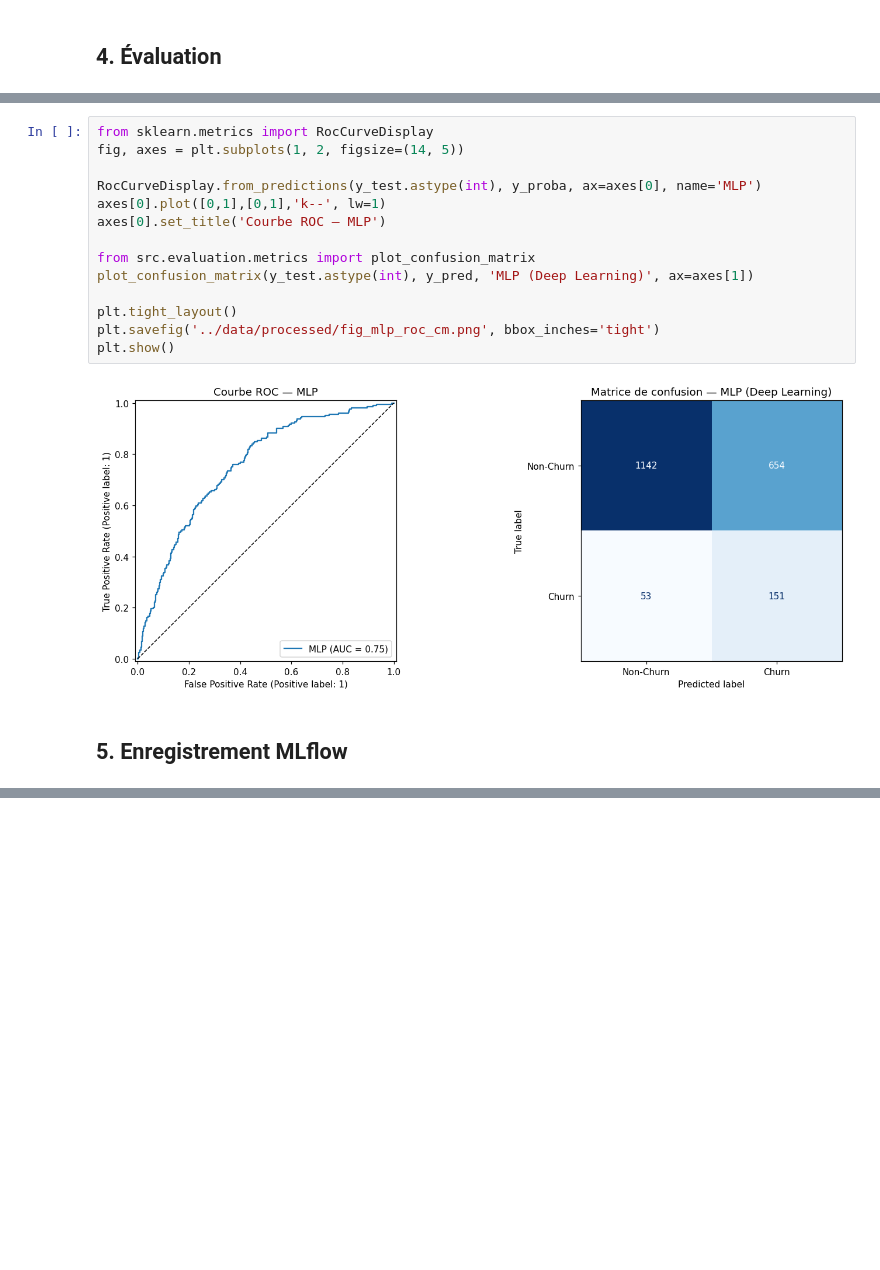
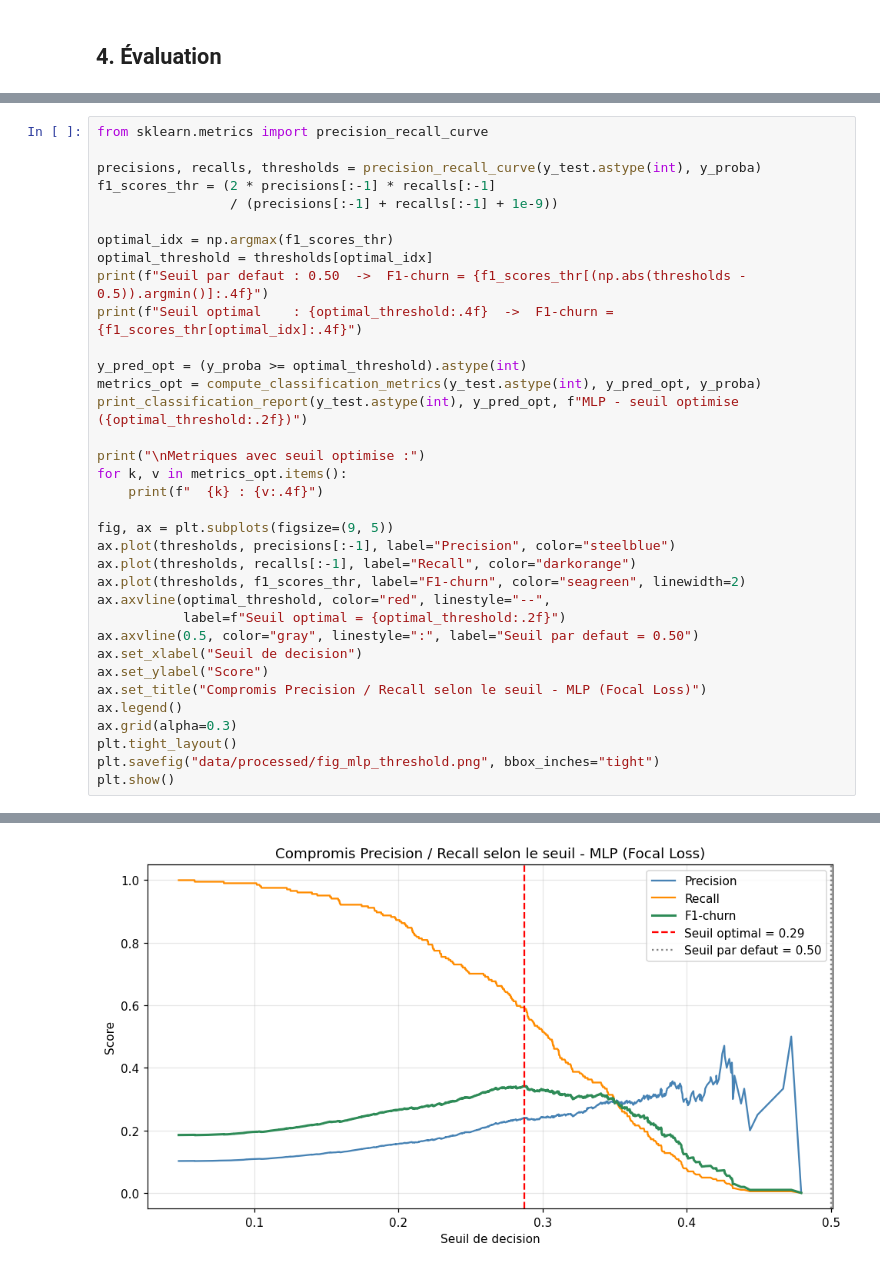
Before and after one commit to S13v3n-2/Projet_Data_Science, a Jupyter notebook: notebooks/06_mlp_classification.ipynb, the cells around one changed output, grey strips where cells are left out. Drawn from its saved outputs; the diff is of its cells as text; blank space fills up the shorter version.

Commit message:
correction des modeles de regression et classification

```diff
--- a/notebooks/06_mlp_classification.ipynb
+++ b/notebooks/06_mlp_classification.ipynb
@@ -251,18 +260,36 @@ Métriques :
-# %%
-from sklearn.metrics import RocCurveDisplay
-fig, axes = plt.subplots(1, 2, figsize=(14, 5))
-
-RocCurveDisplay.from_predictions(y_test.astype(int), y_proba, ax=axes[0], name='MLP')
-axes[0].plot([0,1],[0,1],'k--', lw=1)
-axes[0].set_title('Courbe ROC — MLP')
-
-from src.evaluation.metrics import plot_confusion_matrix
-plot_confusion_matrix(y_test.astype(int), y_pred, 'MLP (Deep Learning)', ax=axes[1])
-
-plt.tight_layout()
-plt.savefig('../data/processed/fig_mlp_roc_cm.png', bbox_inches='tight')
-plt.show()
-# %% [output]
-[figure, removed]
-# %% [markdown]
-## 5. Enregistrement MLflow
+# %%
+from sklearn.metrics import precision_recall_curve
+
+precisions, recalls, thresholds = precision_recall_curve(y_test.astype(int), y_proba)
+f1_scores_thr = (2 * precisions[:-1] * recalls[:-1]
+                 / (precisions[:-1] + recalls[:-1] + 1e-9))
+
+optimal_idx = np.argmax(f1_scores_thr)
+optimal_threshold = thresholds[optimal_idx]
+print(f"Seuil par defaut : 0.50  ->  F1-churn = {f1_scores_thr[(np.abs(thresholds - 0.5)).argmin()]:.4f}")
+print(f"Seuil optimal    : {optimal_threshold:.4f}  ->  F1-churn = {f1_scores_thr[optimal_idx]:.4f}")
+
+y_pred_opt = (y_proba >= optimal_threshold).astype(int)
+metrics_opt = compute_classification_metrics(y_test.astype(int), y_pred_opt, y_proba)
+print_classification_report(y_test.astype(int), y_pred_opt, f"MLP - seuil optimise ({optimal_threshold:.2f})")
+
+print("\nMetriques avec seuil optimise :")
+for k, v in metrics_opt.items():
+    print(f"  {k} : {v:.4f}")
+
+fig, ax = plt.subplots(figsize=(9, 5))
+ax.plot(thresholds, precisions[:-1], label="Precision", color="steelblue")
+ax.plot(thresholds, recalls[:-1], label="Recall", color="darkorange")
+ax.plot(thresholds, f1_scores_thr, label="F1-churn", color="seagreen", linewidth=2)
+ax.axvline(optimal_threshold, color="red", linestyle="--",
+           label=f"Seuil optimal = {optimal_threshold:.2f}")
+ax.axvline(0.5, color="gray", linestyle=":", label="Seuil par defaut = 0.50")
+ax.set_xlabel("Seuil de decision")
+ax.set_ylabel("Score")
+ax.set_title("Compromis Precision / Recall selon le seuil - MLP (Focal Loss)")
+ax.legend()
+ax.grid(alpha=0.3)
+plt.tight_layout()
+plt.savefig("data/processed/fig_mlp_threshold.png", bbox_inches="tight")
+plt.show()
+# %% [output]
@@ -268,0 +313 @@ plt.show()
+[figure, added]
```
Also changed, not shown: parts of 10 cells of this notebook, 2 other files.
